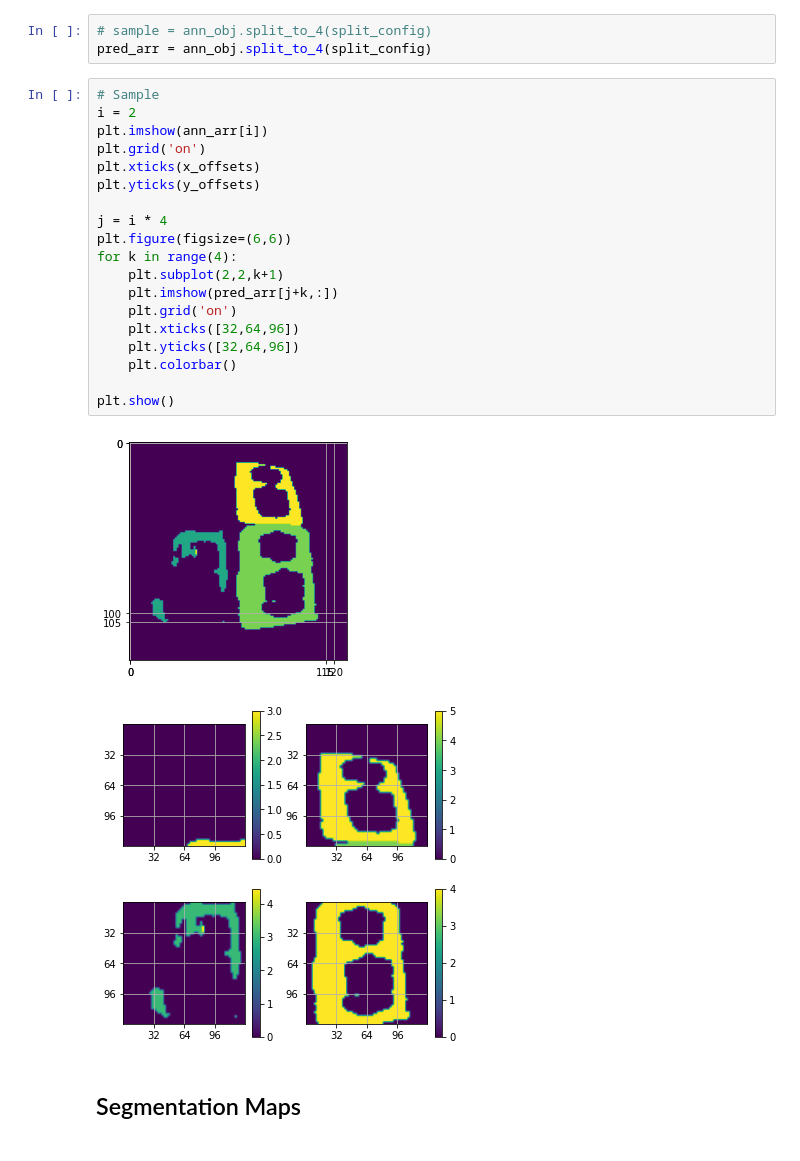
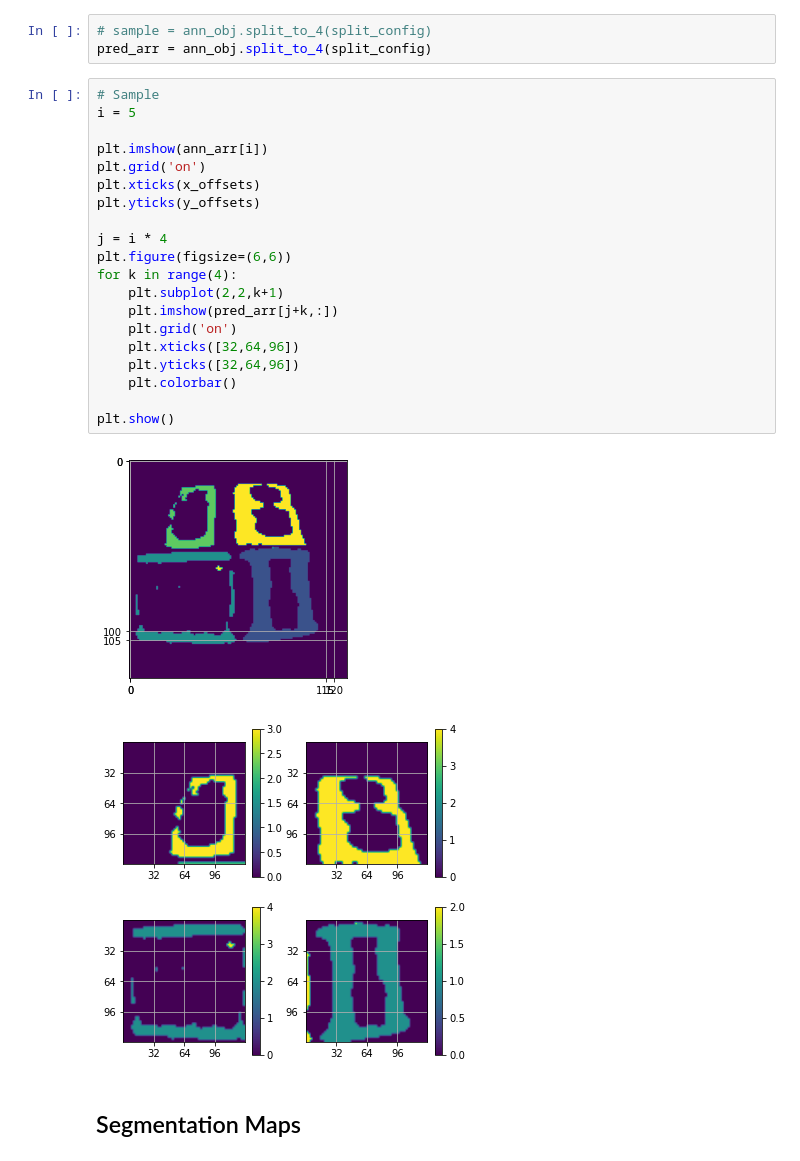
Before and after one commit to josephsv96/Gaussian_2D, a Jupyter notebook: testing_gaussian.ipynb, the cells around one changed output. Drawn from its saved outputs; the diff is of its cells as text.

```diff
--- a/testing_gaussian.ipynb
+++ b/testing_gaussian.ipynb
@@ -54,26 +56,27 @@ split_config = list(np.array(split_config, dtype=int))
 pred_arr = ann_obj.split_to_4(split_config)
 # %%
 # Sample
-i = 2
+i = 5
+
 plt.imshow(ann_arr[i])
 plt.grid('on')
 plt.xticks(x_offsets)
 plt.yticks(y_offsets)
 
 j = i * 4
 plt.figure(figsize=(6,6))
 for k in range(4):
     plt.subplot(2,2,k+1)
     plt.imshow(pred_arr[j+k,:])
     plt.grid('on')
     plt.xticks([32,64,96])
     plt.yticks([32,64,96])
     plt.colorbar()
 
 plt.show()
 # %% [output]
-[figure, old version]
+[figure, new version]
-[figure, old version]
+[figure, new version]
 # %% [markdown]
 ## Segmentation Maps
 # %%
```
Also changed, not shown: parts of 2 cells of this notebook, 8 other files.
